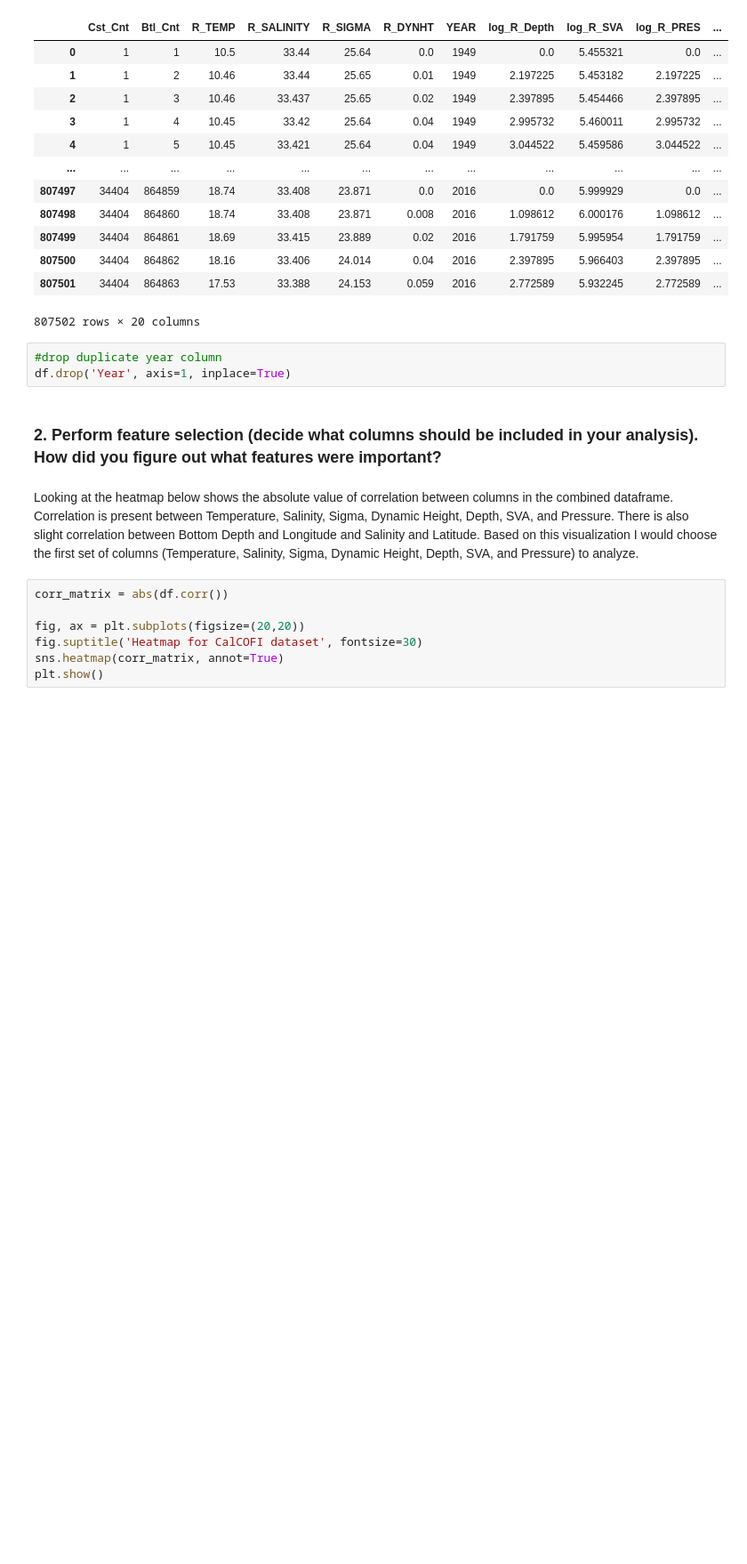
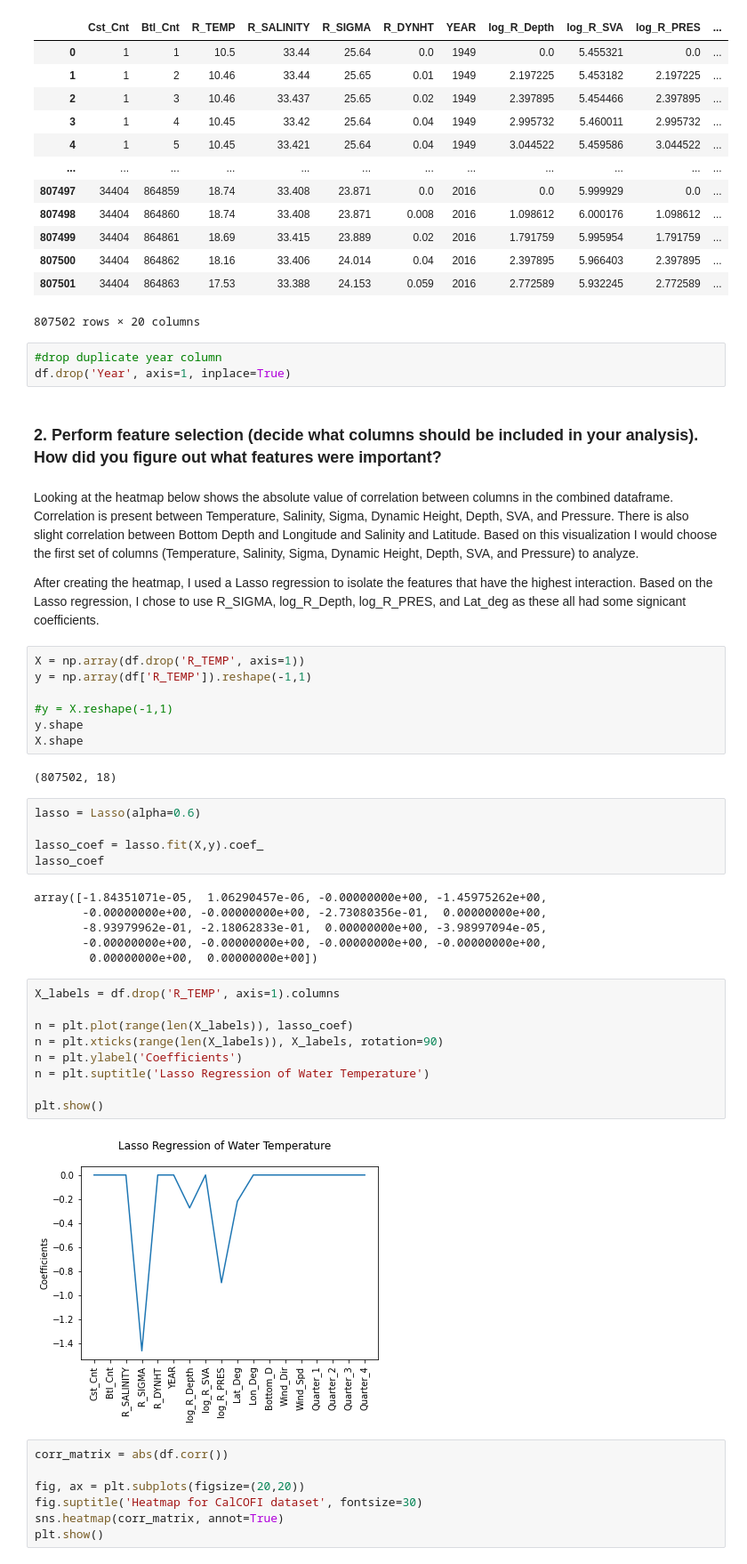
Before and after one commit to existentialplantperson/Week_14, a Jupyter notebook: WK14_Homework.ipynb, the cells around one changed output. Shown at 89% size. Drawn from its saved outputs; the diff is of its cells as text; blank space fills up the shorter version.

```diff
--- a/WK14_Homework.ipynb
+++ b/WK14_Homework.ipynb
@@ -551,6 +531,39 @@ df.drop('Year', axis=1, inplace=True)
 ### 2.	Perform feature selection (decide what columns should be included in your analysis). How did you figure out what features were important?
 # %% [markdown]
 Looking at the heatmap below shows the absolute value of correlation between columns in the combined dataframe.  Correlation is present between Temperature, Salinity, Sigma, Dynamic Height, Depth, SVA, and Pressure. There is  also slight correlation between Bottom Depth and Longitude and Salinity and Latitude. Based on this visualization I would choose the first set of columns (Temperature, Salinity, Sigma, Dynamic Height, Depth, SVA, and Pressure) to analyze.
+
+After creating the heatmap, I used a Lasso regression to isolate the features that have the highest interaction.  Based on the Lasso regression, I chose to use R_SIGMA, log_R_Depth, log_R_PRES, and Lat_deg as these all had some signicant coefficients.
+# %%
+X = np.array(df.drop('R_TEMP', axis=1))
+y = np.array(df['R_TEMP']).reshape(-1,1)
+
+#y = X.reshape(-1,1)
+y.shape
+X.shape
+# %% [output]
+(807502, 18)
+# %%
+lasso = Lasso(alpha=0.6)
+
+lasso_coef = lasso.fit(X,y).coef_
+lasso_coef
+# %% [output]
+array([-1.84351071e-05,  1.06290457e-06, -0.00000000e+00, -1.45975262e+00,
+       -0.00000000e+00, -0.00000000e+00, -2.73080356e-01,  0.00000000e+00,
+       -8.93979962e-01, -2.18062833e-01,  0.00000000e+00, -3.98997094e-05,
+       -0.00000000e+00, -0.00000000e+00, -0.00000000e+00, -0.00000000e+00,
+        0.00000000e+00,  0.00000000e+00])
+# %%
+X_labels = df.drop('R_TEMP', axis=1).columns
+
+n = plt.plot(range(len(X_labels)), lasso_coef)
+n = plt.xticks(range(len(X_labels)), X_labels, rotation=90)
+n = plt.ylabel('Coefficients')
+n = plt.suptitle('Lasso Regression of Water Temperature')
+
+plt.show()
+# %% [output]
+[figure, added]
 # %%
 corr_matrix = abs(df.corr())
 
```
Also changed, not shown: parts of 5 cells of this notebook.
